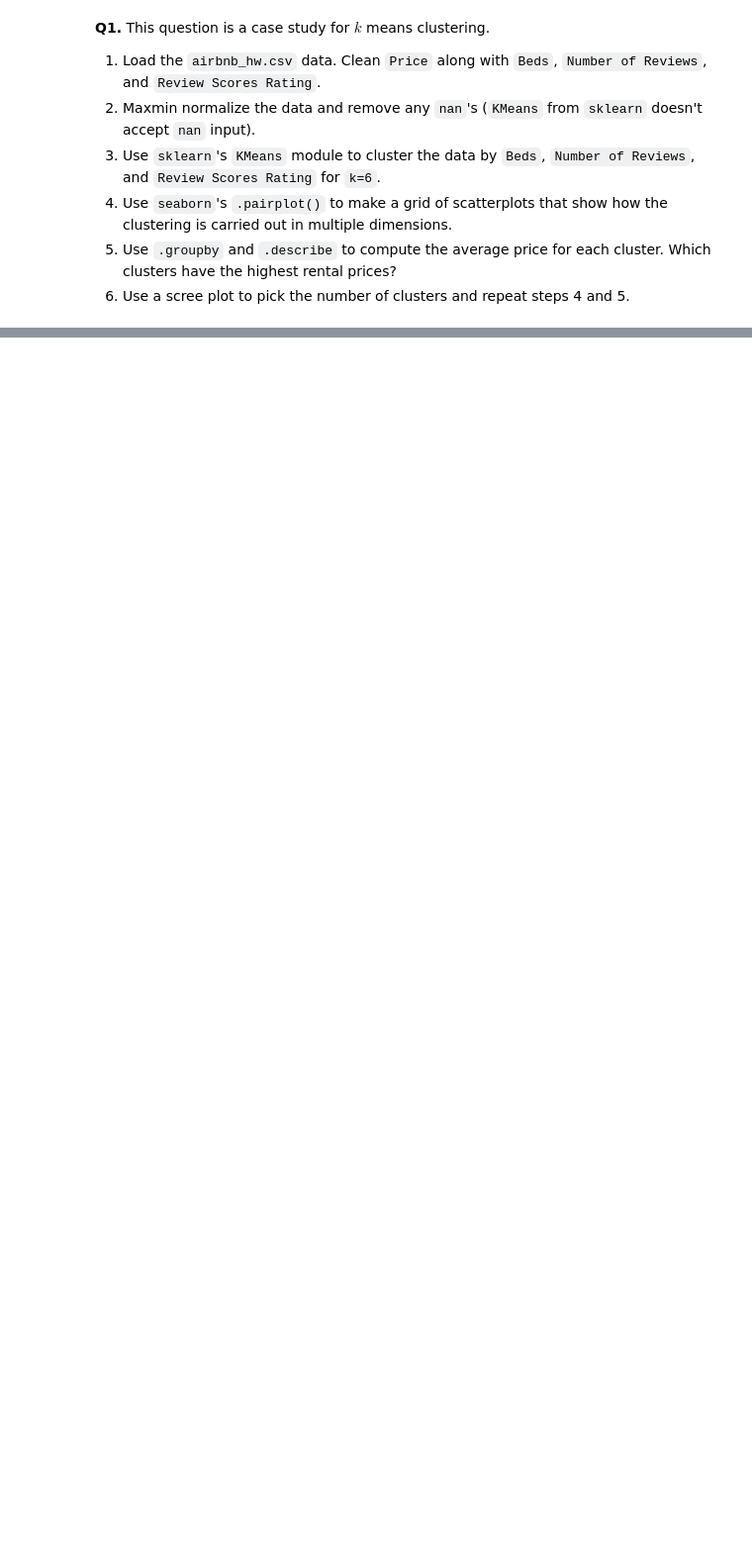
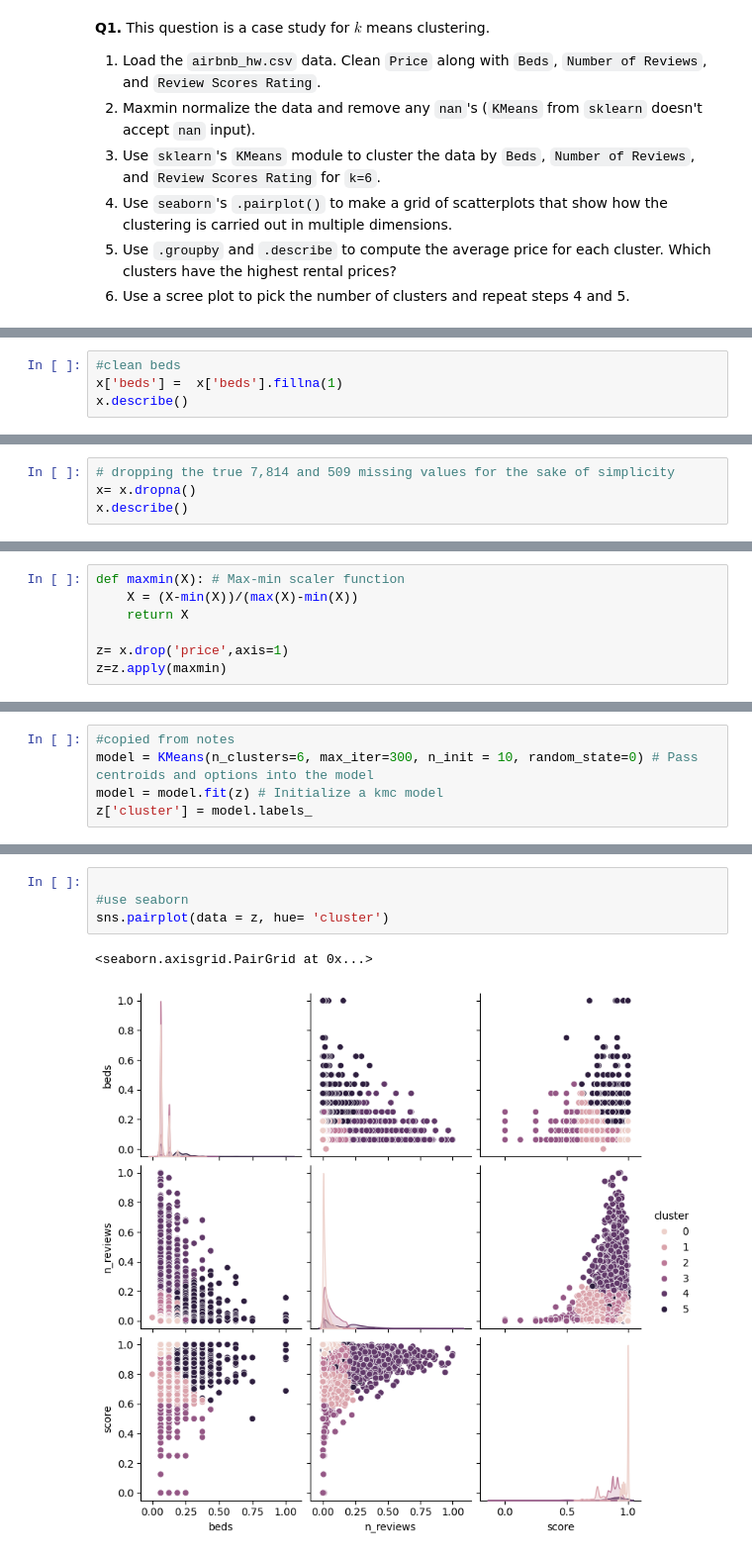
Before and after one commit to brithoang1/kmc, a Jupyter notebook: assignment_kmc.ipynb, the cells around one changed output, grey strips where cells are left out. Shown at 99% size. Cells and saved outputs as stored; diff of their text form; blank space fills up the shorter version.

```diff
--- a/assignment_kmc.ipynb
+++ b/assignment_kmc.ipynb
@@ -34,0 +70,4 @@ x= df.loc[:,[]]
+# %%
+#clean beds
+x['beds'] =  x['beds'].fillna(1)
+x.describe()
@@ -34,0 +108,4 @@ x= df.loc[:,[]]
+# %%
+# dropping the true 7,814 and 509 missing values for the sake of simplicity
+x= x.dropna()
+x.describe()
@@ -40,0 +124,7 @@ x= df.loc[:,[]]
+# %%
+def maxmin(X): # Max-min scaler function
+    X = (X-min(X))/(max(X)-min(X))
+    return X
+
+z= x.drop('price',axis=1)
+z=z.apply(maxmin)
@@ -40,0 +135,5 @@ x= df.loc[:,[]]
+# %%
+#copied from notes
+model = KMeans(n_clusters=6, max_iter=300, n_init = 10, random_state=0) # Pass centroids and options into the model
+model = model.fit(z) # Initialize a kmc model
+z['cluster'] = model.labels_
@@ -40,0 +155,7 @@ x= df.loc[:,[]]
+# %%
+
+#use seaborn
+sns.pairplot(data = z, hue= 'cluster')
+# %% [output]
+<seaborn.axisgrid.PairGrid at 0x...>
+[figure, added]
```
Also changed, not shown: parts of 19 cells of this notebook.
